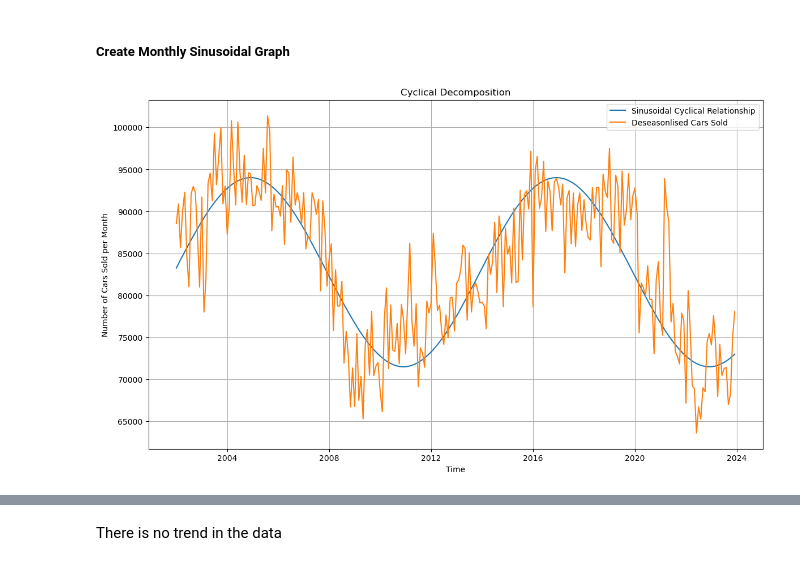
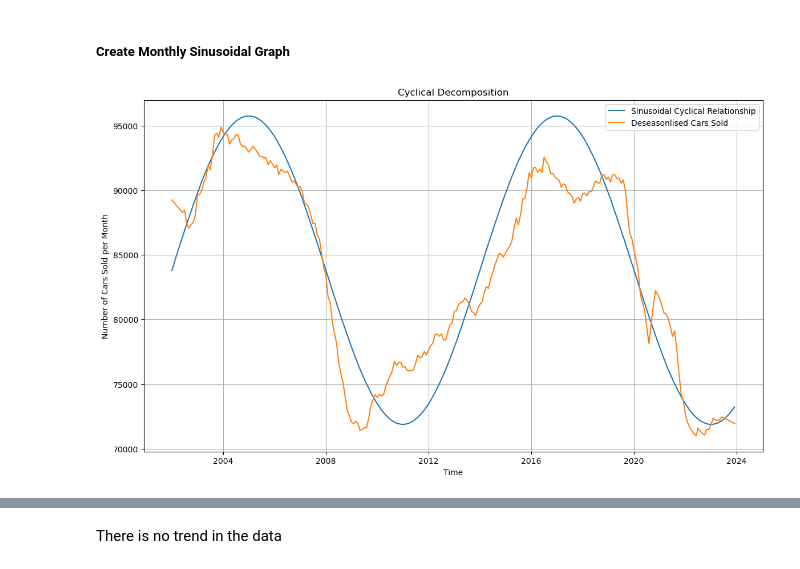
Before and after one commit to bennicholson2/Maryland-Automotive-Industry, a Jupyter notebook: analysis_chapters/02_seasonal_decomposition.ipynb, the cells around one changed output, grey strips where cells are left out. Drawn from its saved outputs; the diff is of its cells as text; code cells hidden in the pictures.

Commit message:
data collection complete 8.2

```diff
--- a/analysis_chapters/02_seasonal_decomposition.ipynb
+++ b/analysis_chapters/02_seasonal_decomposition.ipynb
@@ -653,0 +619,16 @@ Sinusoidal graph equations are made up of
+# %%
+# get month name
+sales_data_irregularities_removed.reset_index(inplace=True)
+
+# deseasonilise irregularities removed data
+sales_data_irregularities_removed_deseasonlised = sales_data_irregularities_removed.copy()
+
+sales_data_irregularities_removed_deseasonlised['month'] = sales_data_irregularities_removed['date'].dt.month_name()
+
+sales_data_irregularities_removed_deseasonlised['seasonal_values'] = sales_data_irregularities_removed_deseasonlised['month'].map(seasonal_monthly_irregularities_removed)
+
+sales_data_irregularities_removed_deseasonlised['irregularities_deseasonlised_cars_sold'] = sales_data_irregularities_removed_deseasonlised['irregularities_removed_cars_sold'] - sales_data_irregularities_removed_deseasonlised['seasonal_values']
+
+sales_data_irregularities_removed_deseasonlised.drop(columns='month',inplace=True)
+
+sales_data_irregularities_removed_deseasonlised
@@ -653,0 +672,3 @@ Sinusoidal graph equations are made up of
+# %%
+sales_data_irregularities_cylical_removed_deseasonlised = sales_data_irregularities_removed_deseasonlised.copy()
+sales_data_irregularities_cylical_removed_deseasonlised
@@ -653,0 +704,8 @@ Sinusoidal graph equations are made up of
+# %%
+# create yearly smoothed data
+smoothed_irregularity_deseasonlised_sales_data = savgol_smooth(sales_data_irregularities_cylical_removed_deseasonlised['irregularities_deseasonlised_cars_sold'],12,1)
+
+plot_multiple_series(sales_data['date'],[smoothed_irregularity_deseasonlised_sales_data,
+                      sales_data_irregularities_cylical_removed_deseasonlised['irregularities_deseasonlised_cars_sold']],
+                      ['Smoothed Cars Sold','Deseasonlised Irregularities Removed Cars Sold'],'Comparing Smoothed Cars Sold Data','Time',
+                      'Number of Cars Sold per Month',alpha=[1,0.5])
@@ -699,6 +734,15 @@ y_values_monthly = sine_function(x_values_monthly, A, B_monthly, C, D)
+# %%
+A = (smoothed_irregularity_deseasonlised_sales_data.max() - smoothed_irregularity_deseasonlised_sales_data.min()) / 2
+D = smoothed_irregularity_deseasonlised_sales_data.mean()
+T = 12*12 # this is based off an estimate from examining the smoothed data
+B = 2 * np.pi / T
+
+sine_x = np.arange(0,len(sales_data))
+
+sine_y = sine_function(sine_x, A, B, 0, D)
 # %%
-plot_multiple_series(sales_data['date'],[y_values_monthly,irregularities_cars_sold['irregularities_deseasonlised_cars_sold']],
+plot_multiple_series(sales_data['date'],[sine_y,smoothed_irregularity_deseasonlised_sales_data],
                      ['Sinusoidal Cyclical Relationship','Deseasonlised Cars Sold']
                      ,'Cyclical Decomposition','Time','Number of Cars Sold per Month')
 # %% [output]
-[figure, old version]
+[figure, new version]
```
Also changed, not shown: parts of 173 cells of this notebook, 35 other files.
